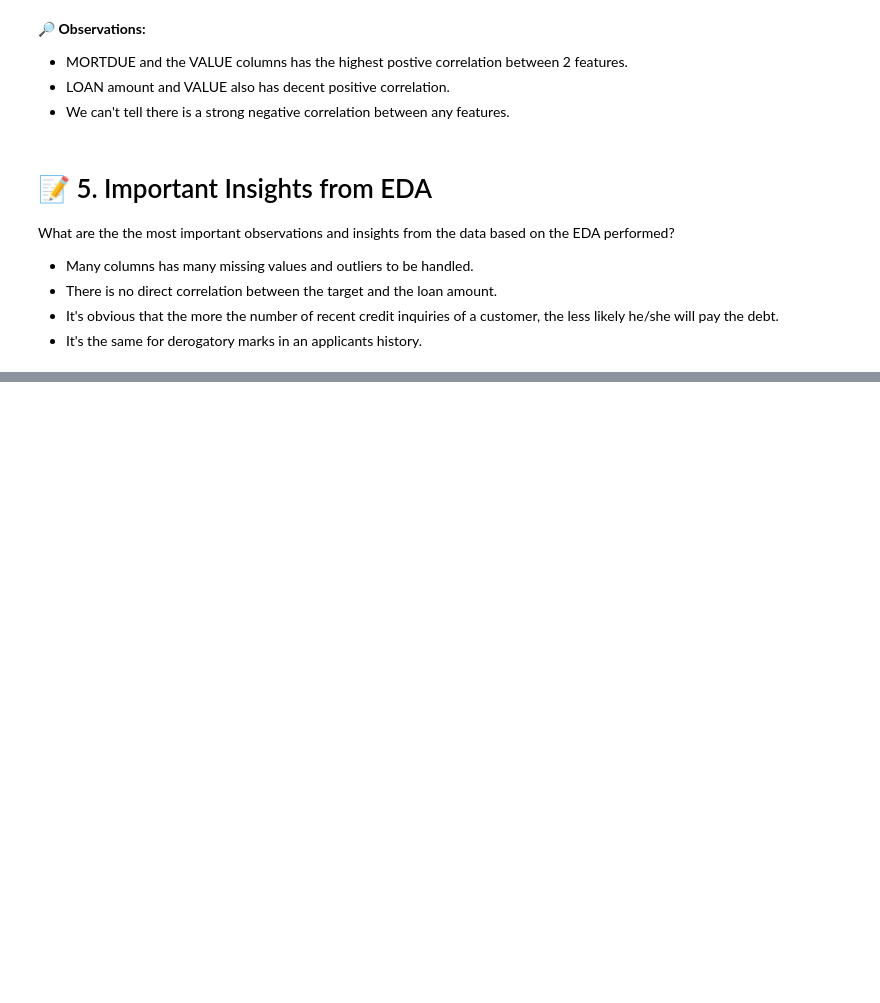
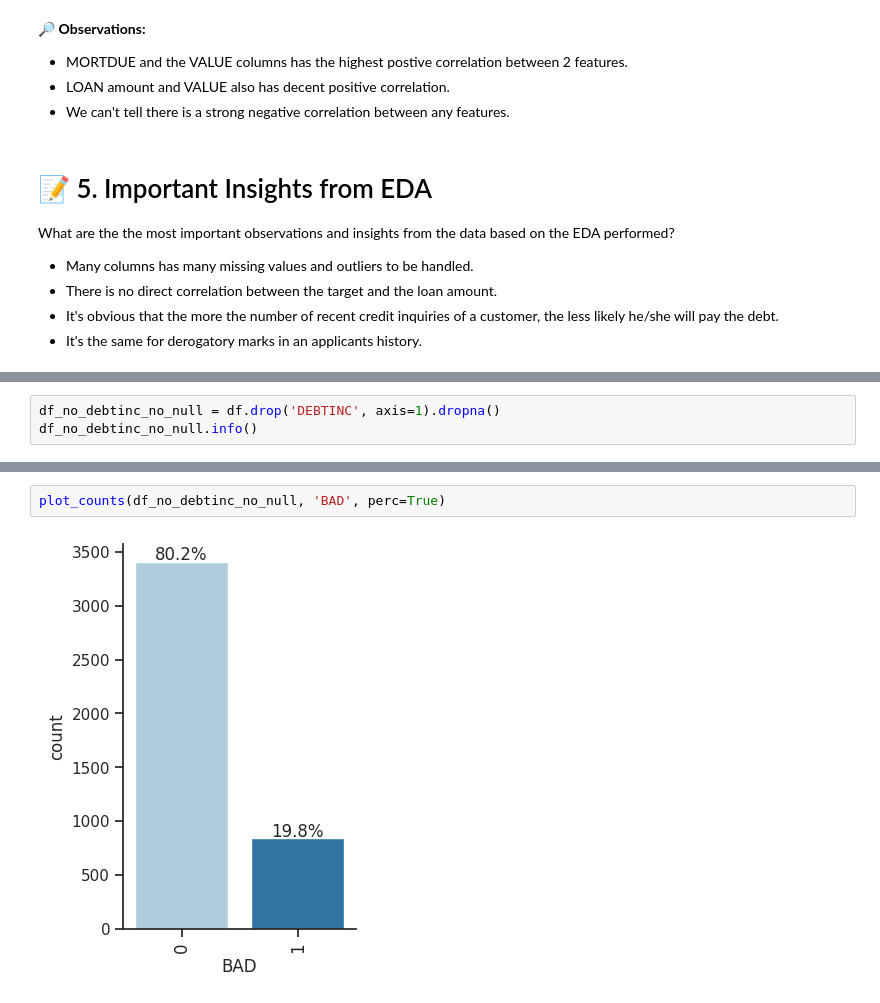
Before and after one commit to muscak/Capstone-Project-Loan-Default-Prediction, a Jupyter notebook: Notebooks/Loan_Default_Prediction - EDA.ipynb, the cells around one changed output, grey strips where cells are left out. Cells and saved outputs as stored; diff of their text form; blank space fills up the shorter version.

```diff
--- a/Notebooks/Loan_Default_Prediction - EDA.ipynb
+++ b/Notebooks/Loan_Default_Prediction - EDA.ipynb
@@ -814,0 +844,3 @@ What are the the most important observations and insights from the data based on
+# %%
+df_no_debtinc_no_null = df.drop('DEBTINC', axis=1).dropna()
+df_no_debtinc_no_null.info()
@@ -814,0 +867,4 @@ What are the the most important observations and insights from the data based on
+# %%
+plot_counts(df_no_debtinc_no_null, 'BAD', perc=True)
+# %% [output]
+[figure, added]
```
Also changed, not shown: parts of 41 cells of this notebook, 1 other file.
